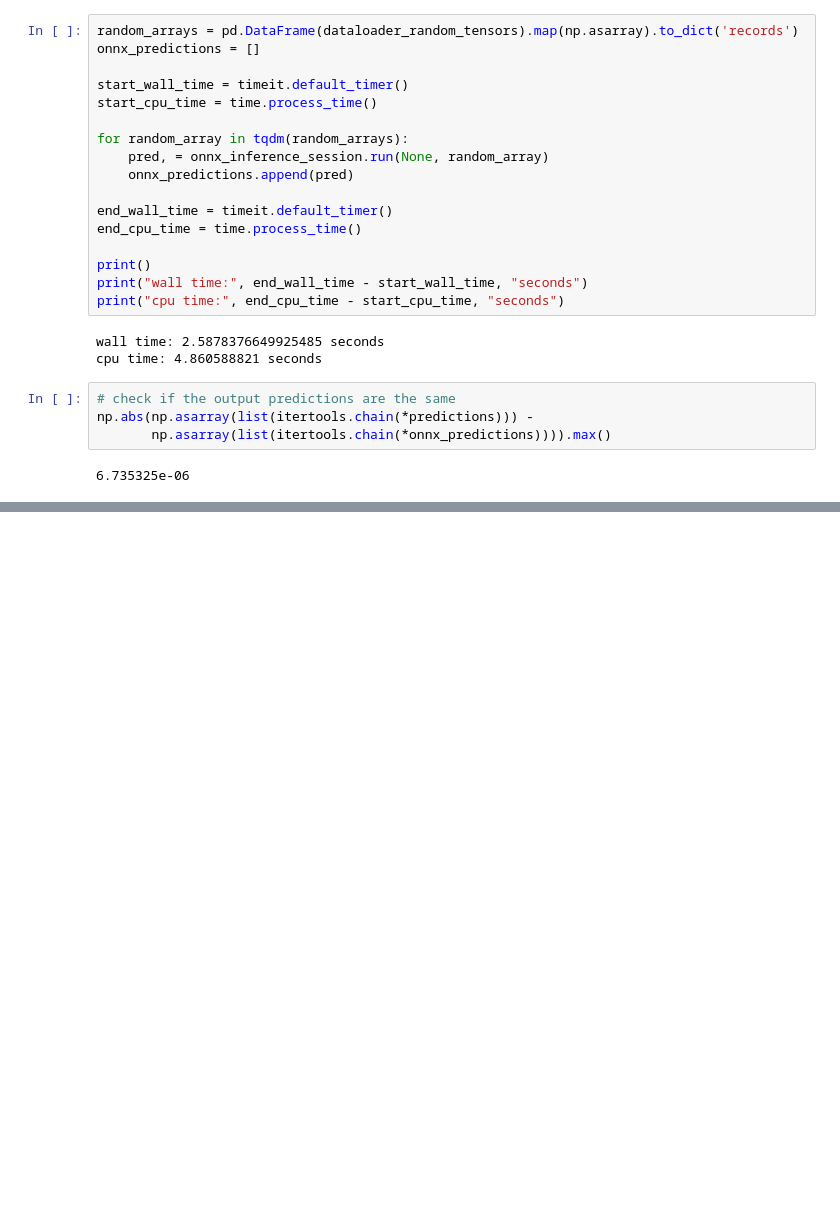
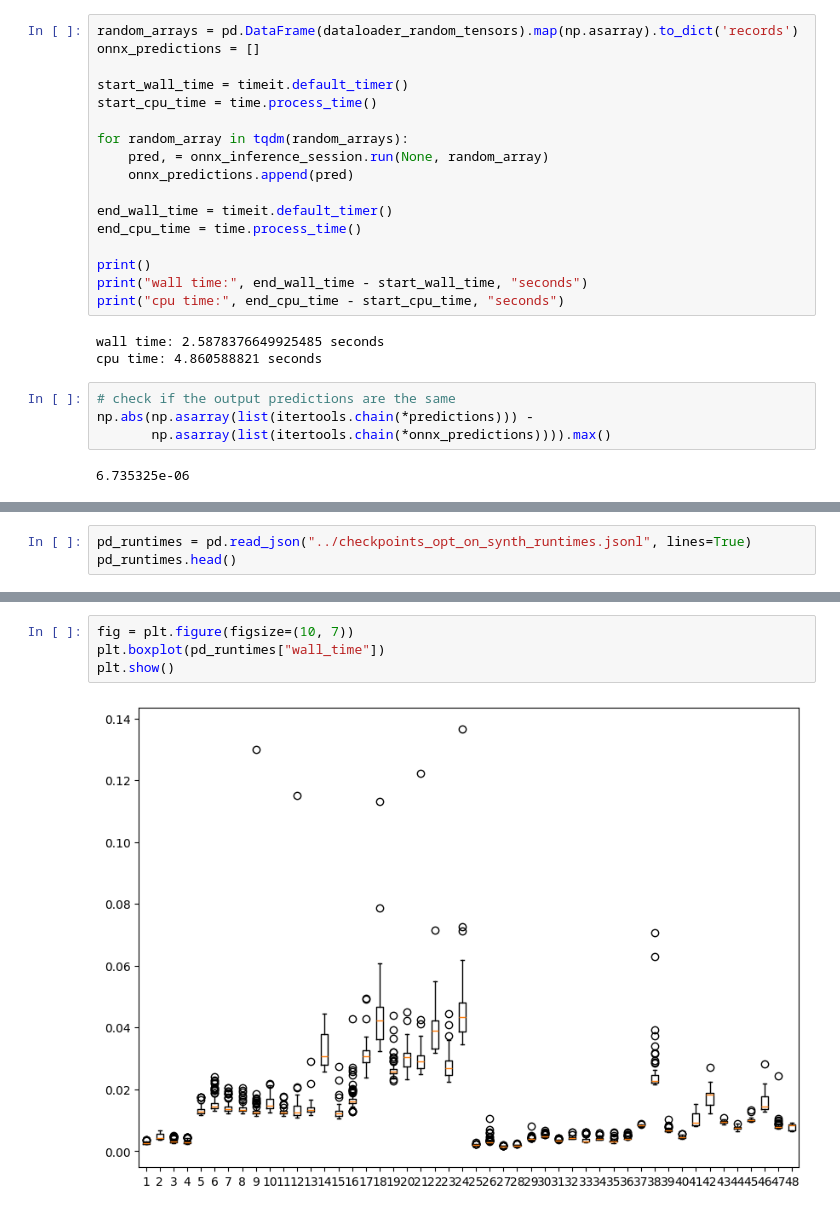
Before and after one commit to shortery/dp-dm-codes, a Jupyter notebook: src/inference_playground.ipynb, the cells around one changed output, grey strips where cells are left out. Cells and saved outputs as stored; diff of their text form; blank space fills up the shorter version.

Commit message:
add boxplot of checkpoint runtimes to inference_playground.ipynb

```diff
--- a/src/inference_playground.ipynb
+++ b/src/inference_playground.ipynb
@@ -234,0 +238,3 @@ np.abs(np.asarray(list(itertools.chain(*predictions))) -
+# %%
+pd_runtimes = pd.read_json("../checkpoints_opt_on_synth_runtimes.jsonl", lines=True)
+pd_runtimes.head()
@@ -234,0 +248,6 @@ np.abs(np.asarray(list(itertools.chain(*predictions))) -
+# %%
+fig = plt.figure(figsize=(10, 7))
+plt.boxplot(pd_runtimes["wall_time"])
+plt.show()
+# %% [output]
+[figure, added]
```
Also changed, not shown: parts of 7 cells of this notebook.
